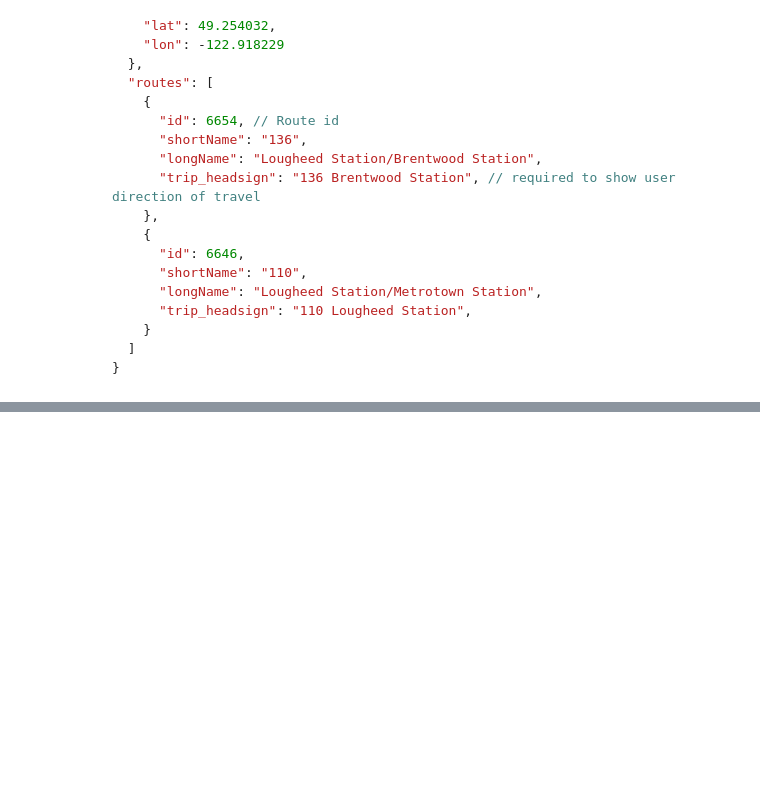
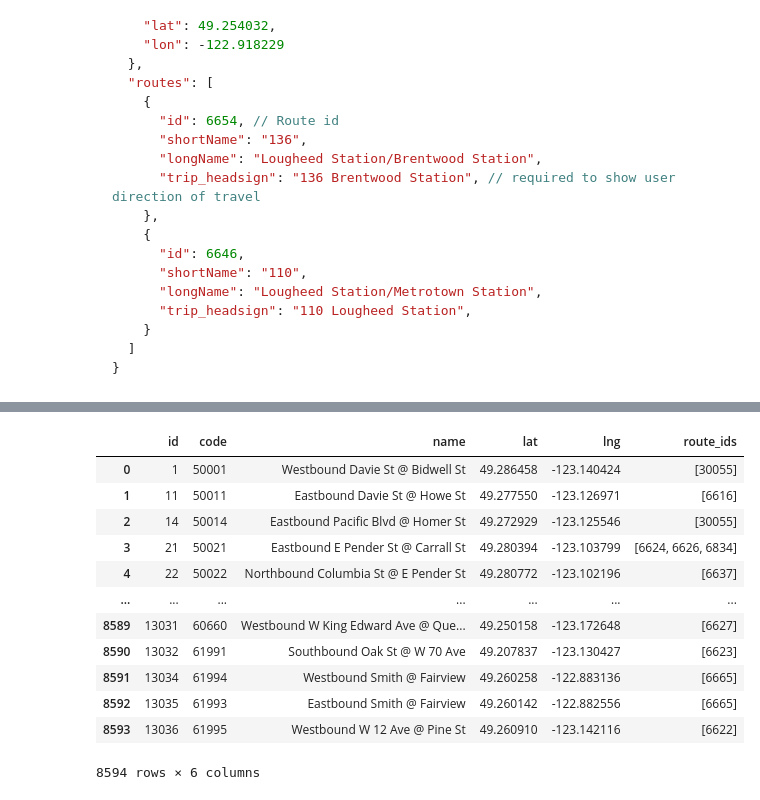
Before and after one commit to toastjpg/362-data-clean, a Jupyter notebook: script.ipynb, the cells around one changed output, grey strips where cells are left out. Saved outputs shown, nothing was run; the diff lists cells and outputs as text; code cells hidden in the pictures; blank space fills up the shorter version.

Commit message:
renamed columns

```diff
--- a/script.ipynb
+++ b/script.ipynb
@@ -366,0 +373,4 @@ BusStops object structure
+# %%
+# renaming columns here
+routes = pd.read_csv('routes.txt')
+stops = pd.read_csv('stops_merged.txt')
@@ -366,0 +394,17 @@ BusStops object structure
+# %%
+stops = stops.rename(columns={'stop_id':'id', 'stop_code':'code', 'stop_name':'name', 'stop_lat':'lat', 'stop_lon':'lng', 'route_id':'route_ids'})
+stops
+# %% [output]
+|  | id | code | name | lat | lng | route_ids |
+| 0 | 1 | 50001 | Westbound Davie St @ Bidwell St | 49.286458 | -123.140424 | [30055] |
+| 1 | 11 | 50011 | Eastbound Davie St @ Howe St | 49.277550 | -123.126971 | [6616] |
+| 2 | 14 | 50014 | Eastbound Pacific Blvd @ Homer St | 49.272929 | -123.125546 | [30055] |
+| 3 | 21 | 50021 | Eastbound E Pender St @ Carrall St | 49.280394 | -123.103799 | [6624, 6626, 6834] |
+| 4 | 22 | 50022 | Northbound Columbia St @ E Pender St | 49.280772 | -123.102196 | [6637] |
+| ... | ... | ... | ... | ... | ... | ... |
+| 8589 | 13031 | 60660 | Westbound W King Edward Ave @ Que... | 49.250158 | -123.172648 | [6627] |
+| 8590 | 13032 | 61991 | Southbound Oak St @ W 70 Ave | 49.207837 | -123.130427 | [6623] |
+| 8591 | 13034 | 61994 | Westbound Smith @ Fairview | 49.260258 | -122.883136 | [6665] |
+| 8592 | 13035 | 61993 | Eastbound Smith @ Fairview | 49.260142 | -122.882556 | [6665] |
+| 8593 | 13036 | 61995 | Westbound W 12 Ave @ Pine St | 49.260910 | -123.142116 | [6622] |
+8594 rows × 6 columns
```
Also changed, not shown: parts of 4 cells of this notebook, 2 other files.
